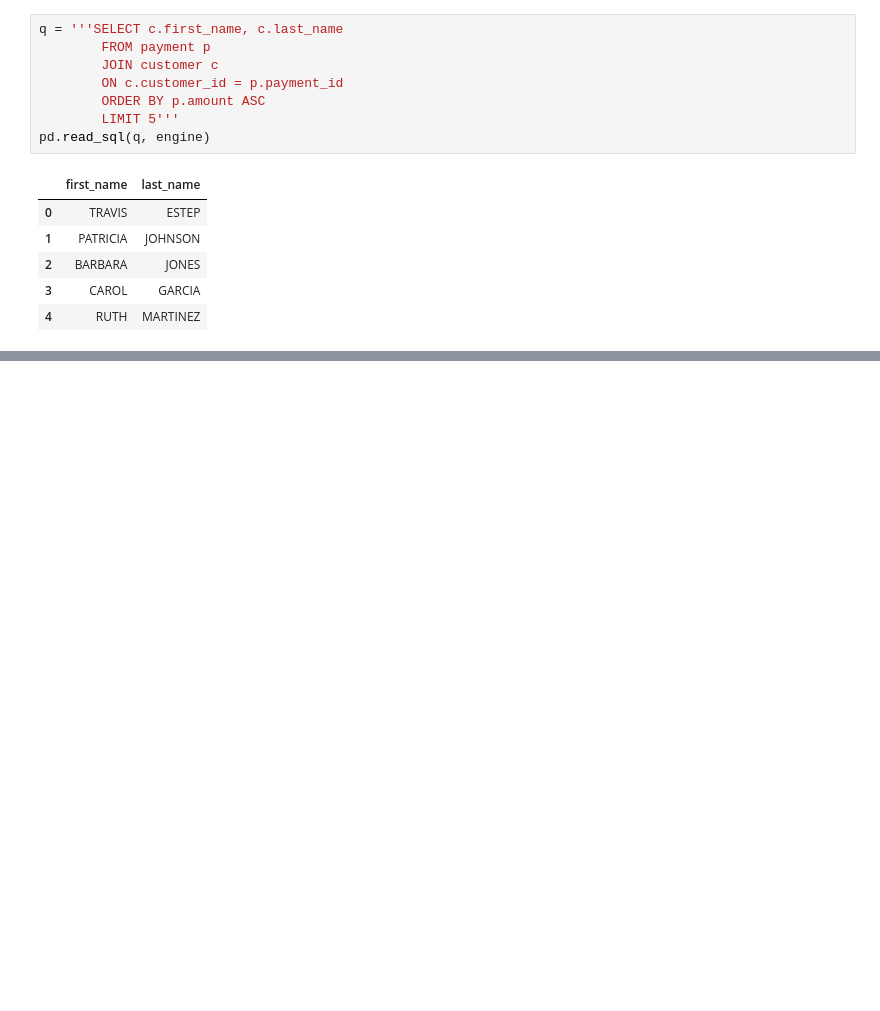
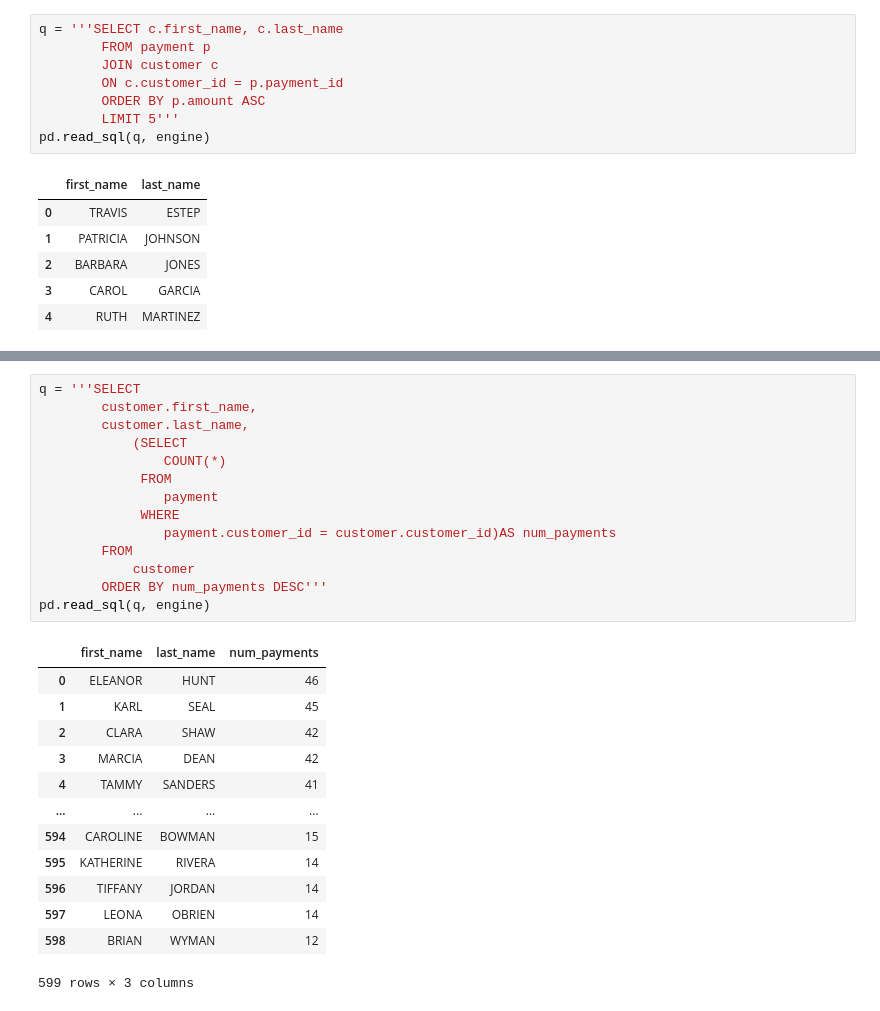
Before and after one commit to aksalas/Queries-Sakila, a Jupyter notebook: sakila notebook.ipynb, the cells around one changed output, grey strips where cells are left out. Saved outputs shown, nothing was run; the diff lists cells and outputs as text; blank space fills up the shorter version.

```diff
--- a/sakila notebook.ipynb
+++ b/sakila notebook.ipynb
@@ -151,0 +173,28 @@ pd.read_sql(q, engine)
+# %%
+q = '''SELECT
+        customer.first_name,
+        customer.last_name,
+            (SELECT
+                COUNT(*)
+             FROM
+                payment
+             WHERE
+                payment.customer_id = customer.customer_id)AS num_payments
+        FROM
+            customer
+        ORDER BY num_payments DESC'''
+pd.read_sql(q, engine)
+# %% [output]
+|  | first_name | last_name | num_payments |
+| 0 | ELEANOR | HUNT | 46 |
+| 1 | KARL | SEAL | 45 |
+| 2 | CLARA | SHAW | 42 |
+| 3 | MARCIA | DEAN | 42 |
+| 4 | TAMMY | SANDERS | 41 |
+| ... | ... | ... | ... |
+| 594 | CAROLINE | BOWMAN | 15 |
+| 595 | KATHERINE | RIVERA | 14 |
+| 596 | TIFFANY | JORDAN | 14 |
+| 597 | LEONA | OBRIEN | 14 |
+| 598 | BRIAN | WYMAN | 12 |
+599 rows × 3 columns
```
Also changed, not shown: parts of 1 cell of this notebook.
